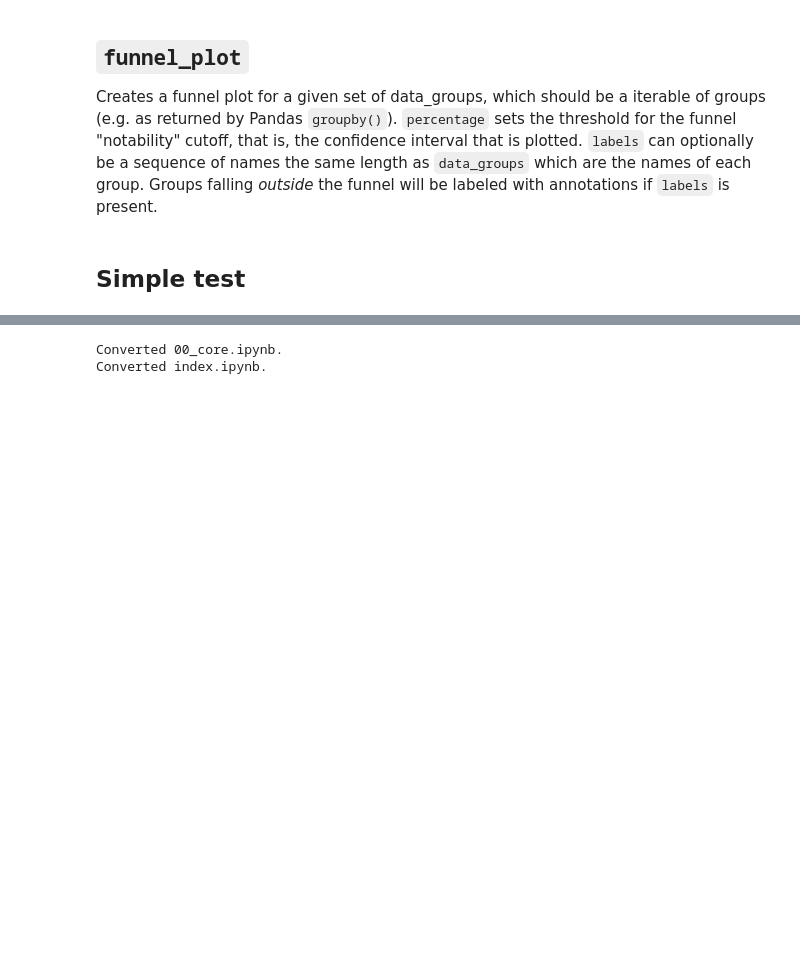
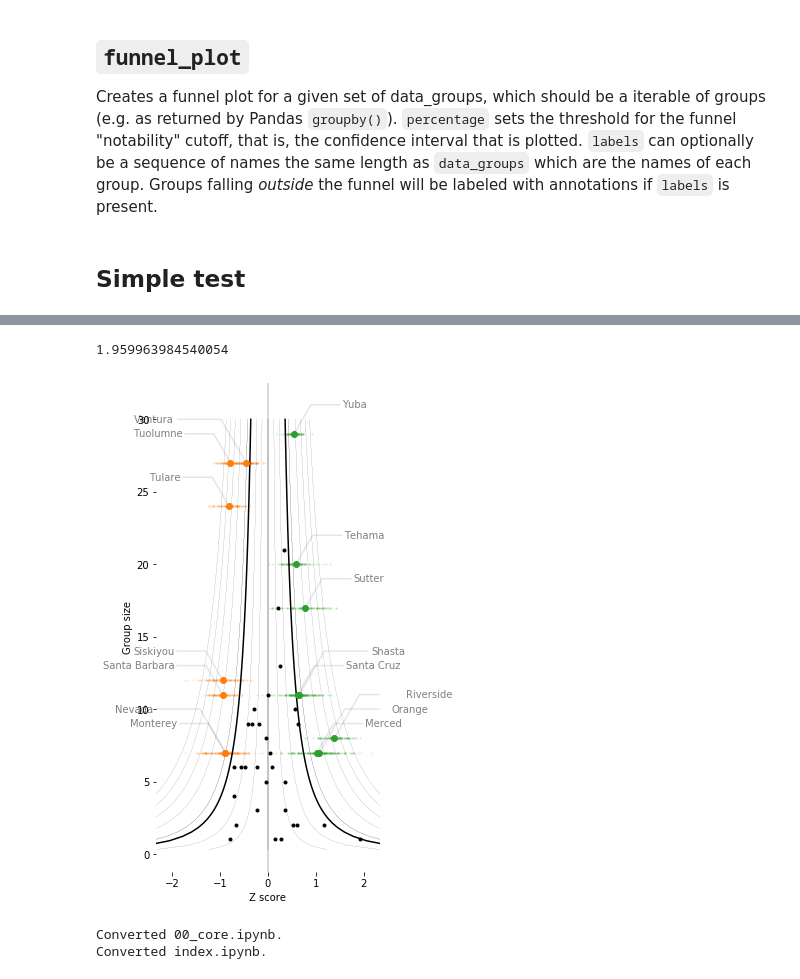
Before and after one commit to johnhw/funnelplot, a Jupyter notebook: 00_core.ipynb, the cells around one changed output, grey strips where cells are left out. Cells and saved outputs as stored; diff of their text form; code cells hidden in the pictures; blank space fills up the shorter version.

```diff
--- a/00_core.ipynb
+++ b/00_core.ipynb
@@ -380,3 +382,42 @@ funnel_plot(groups,
+# %%
+# export
+def funnel(df, x, group, bootstrap_mode=False, **kwargs):
+    """Apply the funnel plot to a dataframe, grouping elements by "group" and showing column "x" of the data.
+    Parameters:
+        df: DataFrame
+            The data to be shown.
+        x:  string, column name
+            The column of the frame to render as datapoints.
+        group: string, column name
+            The column to group the frame by
+        bootstrap_mode: boolean, optional (default False)
+            If True, uses the funnel_plot_bootstrap() function; otherwise
+            use the parameteric funnel_plot() function
+        **kwargs:
+            passed to funnel_plot() / funnel_plot_bootstrap()
+    """
+    grouped = df.groupby(group)
+    labels = []
+    datas = []
+    for group, data in grouped:
+        labels.append(group)
+        datas.append(np.array(data[x]))
+
+
+    if bootstrap_mode:
+        funnel_plot_bootstrap(data_groups=datas, labels=labels, **kwargs)
+    else:
+        funnel_plot(data_groups=datas, labels=labels, **kwargs)
+# %%
+import pandas as pd
+from pydataset import data
+fig,ax = plt.subplots(figsize=(4,9))
+ax.set_frame_on(False)
+funnel(df=data("Caschool"), x='testscr', group="county")
+plt.savefig("imgs/caschool_example.png")
+# %% [output]
+1.959963984540054
+[figure, added]
 # %%
 from nbdev.export import *
 notebook2script()
```
Also changed, not shown: parts of 9 cells of this notebook, 6 other files.
